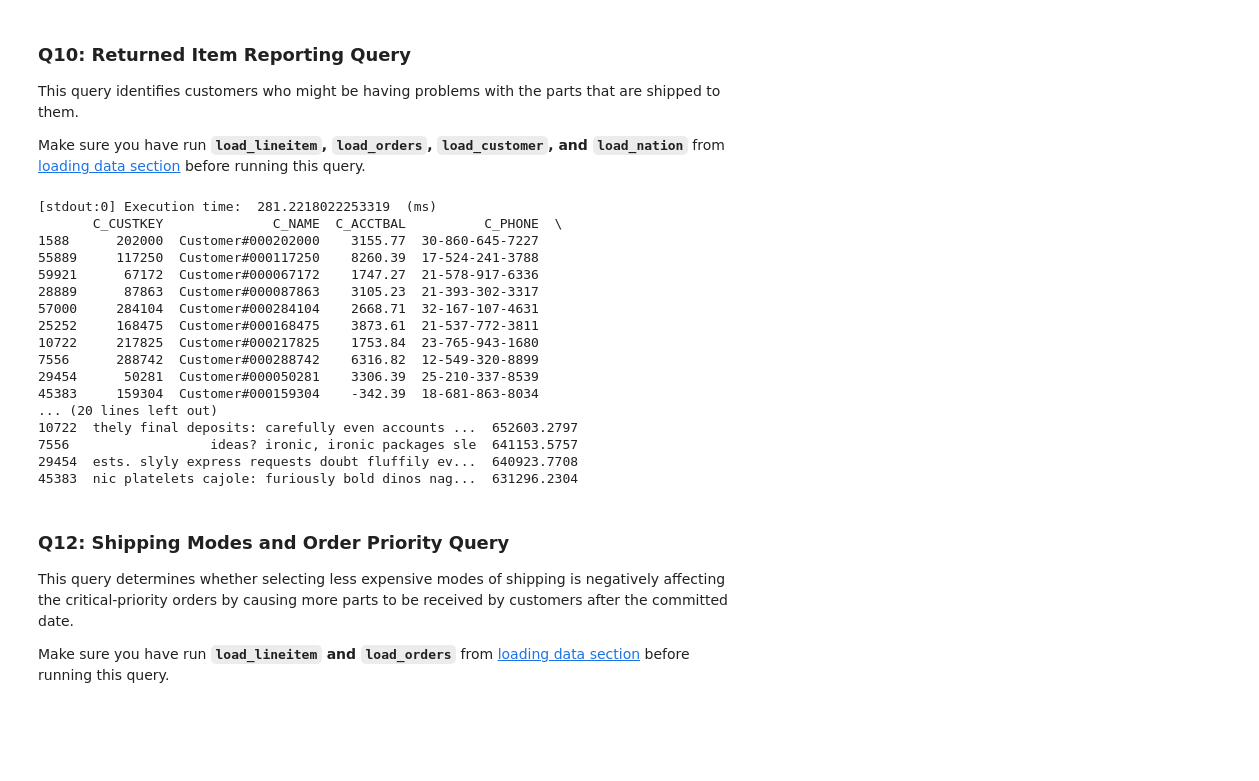
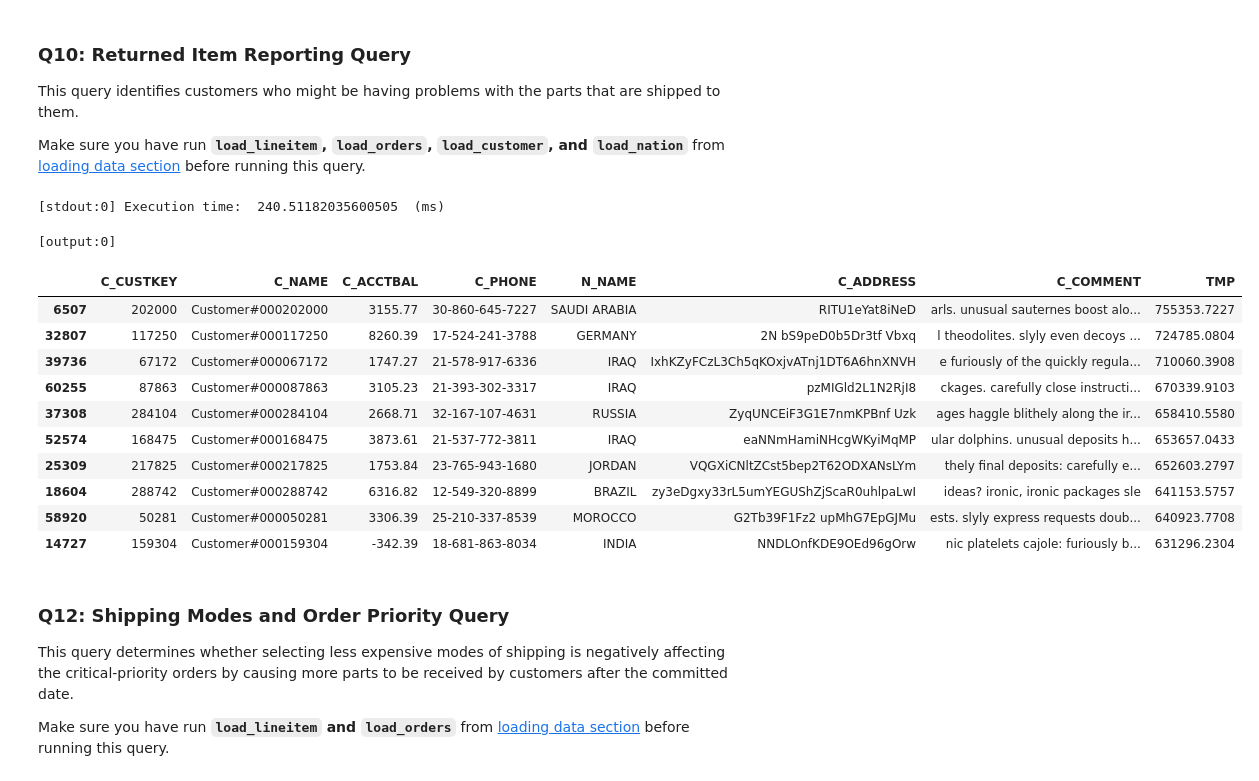
Before and after one commit to Bodo-inc/Bodo-examples, a Jupyter notebook: notebooks/tpch.ipynb, the cells around one changed output. Drawn from its saved outputs; the diff is of its cells as text; code cells hidden in the pictures; blank space fills up the shorter version.

Commit message:
converted input from CSV to parquet for tpch SE-186

```diff
--- a/notebooks/tpch.ipynb
+++ b/notebooks/tpch.ipynb
@@ -149,23 +88,11 @@ if bodo.get_rank()==0:
 @bodo.jit(distributed=["rel"], cache=True)
 def load_customer(data_folder):
     t1 = time.time()
-    file = data_folder + "/customer.tbl"
-    cols_names = ['C_CUSTKEY', 'C_NAME',
-            'C_ADDRESS', 'C_NATIONKEY',
-            'C_PHONE', 'C_ACCTBAL',
-            'C_MKTSEGMENT', 'C_COMMENT']
-    cols = {'C_CUSTKEY' : np.int64, 'C_NAME' : str,
-            'C_ADDRESS' : str, 'C_NATIONKEY' : np.int64,
-            'C_PHONE' : str, 'C_ACCTBAL' : np.float64,
-            'C_MKTSEGMENT' : str, 'C_COMMENT' : str}
-    rel = pd.read_csv(file, sep='|', header=None,
-        names=cols_names,
-        dtype=cols
-        )
+    rel = pd.read_parquet(data_folder)
     print("Customer Reading time: ", ((time.time() - t1) * 1000), " (ms)")
     return rel
 
-customer = load_customer("s3://bodo-example-data/tpch/s2")
+customer = load_customer("s3://bodo-example-data/tpch/s2/customers.pq")
 if bodo.get_rank()==0:
-    print(customer.head())
+    display(customer.head())
 # %% [output]
@@ -192,19 +110,11 @@ if bodo.get_rank()==0:
 @bodo.jit(distributed=["rel"], cache=True)
 def load_nation(data_folder):
     t1 = time.time()
-    file = data_folder + "/nation.tbl"
-    cols_names = ['N_NATIONKEY', 'N_NAME',
-            'N_REGIONKEY', 'N_COMMENT']
-    cols = {'N_NATIONKEY' : np.int64, 'N_NAME' : str,
-            'N_REGIONKEY' : np.int64, 'N_COMMENT' : str}
-    rel = pd.read_csv(file, sep='|', header=None,
-        names=cols_names,
-        dtype=cols
-        )
+    rel = pd.read_parquet(data_folder)
     print("Nation Reading time: ", ((time.time() - t1) * 1000), " (ms)")
     return rel
 
-nation = load_nation("s3://bodo-example-data/tpch/s2")
+nation = load_nation("s3://bodo-example-data/tpch/s2/nation.pq")
 if bodo.get_rank()==0:
-    print(nation.head())
+    display(nation.head())
 # %% [output]
@@ -552,51 +406,47 @@ def q10(lineitem, orders, customer, nation):
     date1 = "1994-11-01"
     date2 = "1995-02-01"
     t1 = time.time()
     osel = (orders.O_ORDERDATE >= date1) & (orders.O_ORDERDATE < date2)
     lsel = lineitem.L_RETURNFLAG == "R"
     forders = orders[osel]
     flineitem = lineitem[lsel]
     jn1 = flineitem.merge(forders, left_on="L_ORDERKEY", right_on="O_ORDERKEY")
     jn2 = jn1.merge(customer, left_on="O_CUSTKEY", right_on="C_CUSTKEY")
     jn3 = jn2.merge(nation, left_on="C_NATIONKEY", right_on="N_NATIONKEY")
     jn3["TMP"] = jn3.L_EXTENDEDPRICE * (1.0 - jn3.L_DISCOUNT)
     gb = jn3.groupby(
         [
             "C_CUSTKEY",
             "C_NAME",
             "C_ACCTBAL",
             "C_PHONE",
             "N_NAME",
             "C_ADDRESS",
             "C_COMMENT",
         ],
         as_index=False,
     )["TMP"].sum()
     total = gb.sort_values("TMP", ascending=False)
     print("Execution time: ", ((time.time() - t1) * 1000), " (ms)")
     return total.head(10)
 
 q10_result = q10(lineitem, orders, customer, nation)
 if bodo.get_rank()==0:
-    print(q10_result)
+    display(q10_result)
 # %% [output]
-[stdout:0] Execution time:  281.2218022253319  (ms)
-       C_CUSTKEY              C_NAME  C_ACCTBAL          C_PHONE  \
-1588      202000  Customer#000202000    3155.77  30-860-645-7227
-55889     117250  Customer#000117250    8260.39  17-524-241-3788
-59921      67172  Customer#000067172    1747.27  21-578-917-6336
-28889      87863  Customer#000087863    3105.23  21-393-302-3317
-57000     284104  Customer#000284104    2668.71  32-167-107-4631
-25252     168475  Customer#000168475    3873.61  21-537-772-3811
-10722     217825  Customer#000217825    1753.84  23-765-943-1680
-7556      288742  Customer#000288742    6316.82  12-549-320-8899
-29454      50281  Customer#000050281    3306.39  25-210-337-8539
-45383     159304  Customer#000159304    -342.39  18-681-863-8034
-... (20 lines left out)
-10722  thely final deposits: carefully even accounts ...  652603.2797
-7556                  ideas? ironic, ironic packages sle  641153.5757
-29454  ests. slyly express requests doubt fluffily ev...  640923.7708
-45383  nic platelets cajole: furiously bold dinos nag...  631296.2304
+[stdout:0] Execution time:  240.51182035600505  (ms)
+[output:0]
+|  | C_CUSTKEY | C_NAME | C_ACCTBAL | C_PHONE | N_NAME | C_ADDRESS | C_COMMENT | TMP |
+| 6507 | 202000 | Customer#000202000 | 3155.77 | 30-860-645-7227 | SAUDI ARABIA | RITU1eYat8iNeD | arls. unusual sauternes boost alo... | 755353.7227 |
+| 32807 | 117250 | Customer#000117250 | 8260.39 | 17-524-241-3788 | GERMANY | 2N bS9peD0b5Dr3tf Vbxq | l theodolites. slyly even decoys ... | 724785.0804 |
+| 39736 | 67172 | Customer#000067172 | 1747.27 | 21-578-917-6336 | IRAQ | IxhKZyFCzL3Ch5qKOxjvATnj1DT6A6hnXNVH | e furiously of the quickly regula... | 710060.3908 |
+| 60255 | 87863 | Customer#000087863 | 3105.23 | 21-393-302-3317 | IRAQ | pzMIGld2L1N2RjI8 | ckages. carefully close instructi... | 670339.9103 |
+| 37308 | 284104 | Customer#000284104 | 2668.71 | 32-167-107-4631 | RUSSIA | ZyqUNCEiF3G1E7nmKPBnf Uzk | ages haggle blithely along the ir... | 658410.5580 |
+| 52574 | 168475 | Customer#000168475 | 3873.61 | 21-537-772-3811 | IRAQ | eaNNmHamiNHcgWKyiMqMP | ular dolphins. unusual deposits h... | 653657.0433 |
+| 25309 | 217825 | Customer#000217825 | 1753.84 | 23-765-943-1680 | JORDAN | VQGXiCNltZCst5bep2T62ODXANsLYm | thely final deposits: carefully e... | 652603.2797 |
+| 18604 | 288742 | Customer#000288742 | 6316.82 | 12-549-320-8899 | BRAZIL | zy3eDgxy33rL5umYEGUShZjScaR0uhlpaLwI | ideas? ironic, ironic packages sle | 641153.5757 |
+| 58920 | 50281 | Customer#000050281 | 3306.39 | 25-210-337-8539 | MOROCCO | G2Tb39F1Fz2 upMhG7EpGJMu | ests. slyly express requests doub... | 640923.7708 |
+| 14727 | 159304 | Customer#000159304 | -342.39 | 18-681-863-8034 | INDIA | NNDLOnfKDE9OEd96gOrw | nic platelets cajole: furiously b... | 631296.2304 |
 # %% [markdown]
 ### Q12: Shipping Modes and Order Priority Query
 This query determines whether selecting less expensive modes of shipping is negatively affecting the critical-priority orders by causing more parts to be received by customers after the committed date.
```
Also changed, not shown: parts of 22 cells of this notebook.
